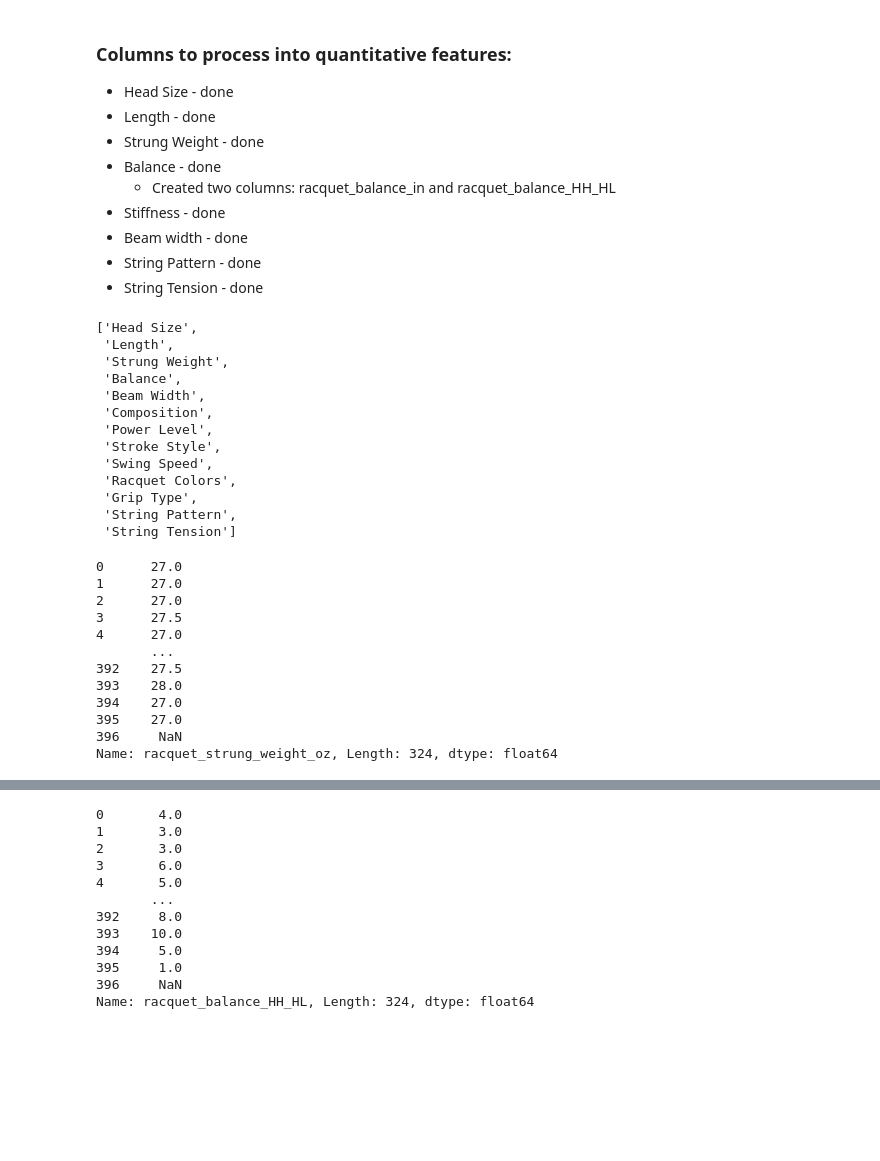
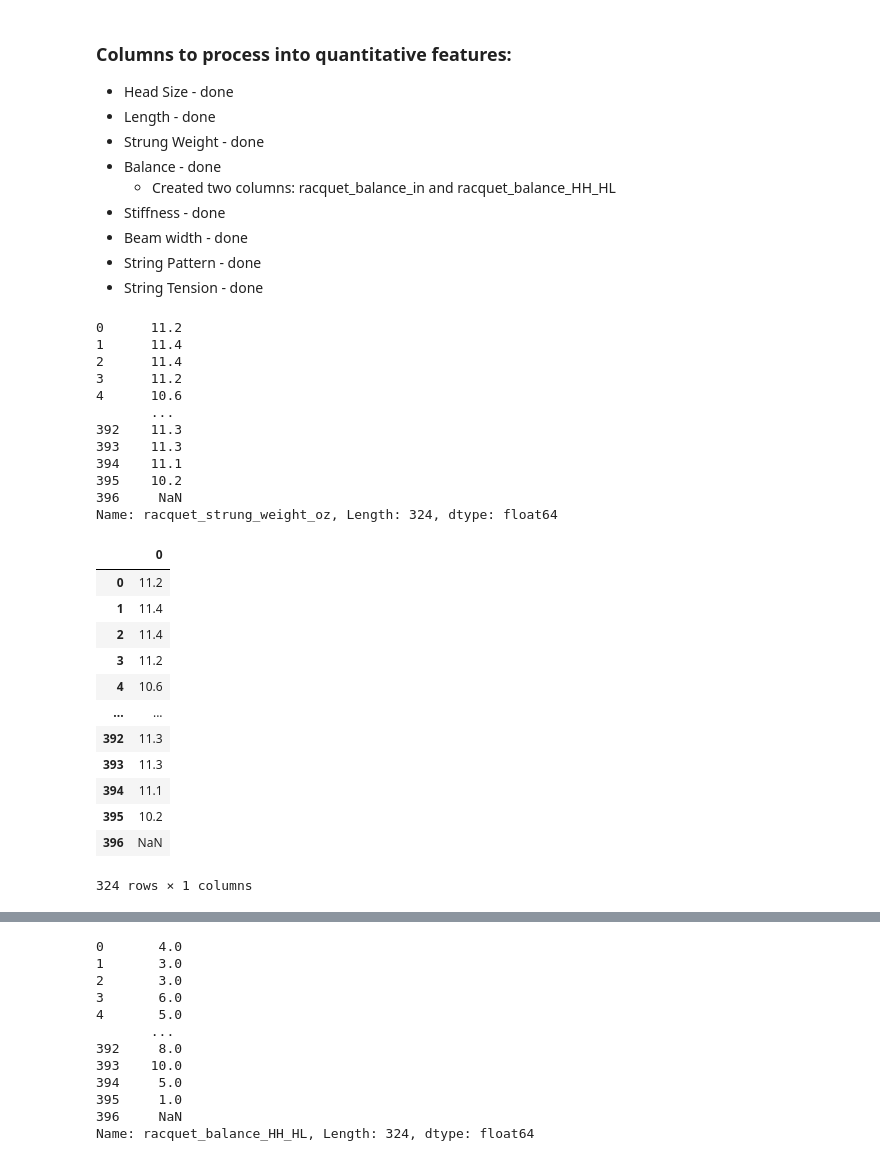
Before and after one commit to r0hankrishnan/racket-semantic-search, a Jupyter notebook: notebooks/03.5-rk-racquet-data-preprocessing.ipynb, the cells around one changed output, grey strips where cells are left out. Drawn from its saved outputs; the diff is of its cells as text; code cells hidden in the pictures; blank space fills up the shorter version.

```diff
--- a/notebooks/04-rk-racquet-data-preprocessing.ipynb
+++ b/notebooks/03.5-rk-racquet-data-preprocessing.ipynb
@@ -7,7 +7,7 @@ import matplotlib.pyplot as plt
 import seaborn as sns
 import re
 # %%
-racquets = pd.read_csv("../racquet_features_raw.csv", index_col = 0)
+racquets = pd.read_csv("../data/raw/racquet_features_raw.csv", index_col = 0)
 # %%
 racquets.info()
 # %% [output]
@@ -367,38 +343,45 @@ str_columns
 #Keep Composition, Power Level, Stroke Style, Swing Speed, Racquet Colors, Grip Type
 
 #Drop Head Size, Length, Strung Weight, Balance, Beam Width, String Pattern, String Tension
-# %% [output]
-['Head Size',
- 'Length',
- 'Strung Weight',
- 'Balance',
- 'Beam Width',
- 'Composition',
- 'Power Level',
- 'Stroke Style',
- 'Swing Speed',
- 'Racquet Colors',
- 'Grip Type',
- 'String Pattern',
- 'String Tension']
 # %%
 str_cleaned_racquets["racquet_strung_weight_oz"] = (
-    str_cleaned_racquets["Length"]\
+    str_cleaned_racquets["Strung Weight"]\
     .str.extract(r"(\d+\.?\d*)\s*")\
     .astype(float)
 )
 # %%
 str_cleaned_racquets["racquet_strung_weight_oz"]
 # %% [output]
-0      27.0
-1      27.0
-2      27.0
-3      27.5
-4      27.0
+0      11.2
+1      11.4
+2      11.4
+3      11.2
+4      10.6
        ...
-392    27.5
-393    28.0
-394    27.0
-395    27.0
+392    11.3
+393    11.3
+394    11.1
+395    10.2
 396     NaN
 Name: racquet_strung_weight_oz, Length: 324, dtype: float64
+# %%
+units = "oz | ounces"
+regex_str = fr"(\d+\.?\d*)\s*(?:{units})"
+
+str_cleaned_racquets["Strung Weight"]\
+    .str.extract(regex_str)\
+        .astype(float)
+# %% [output]
+|  | 0 |
+| 0 | 11.2 |
+| 1 | 11.4 |
+| 2 | 11.4 |
+| 3 | 11.2 |
+| 4 | 10.6 |
+| ... | ... |
+| 392 | 11.3 |
+| 393 | 11.3 |
+| 394 | 11.1 |
+| 395 | 10.2 |
+| 396 | NaN |
+324 rows × 1 columns
```
Also changed, not shown: parts of 23 cells of this notebook, 3 other files.
